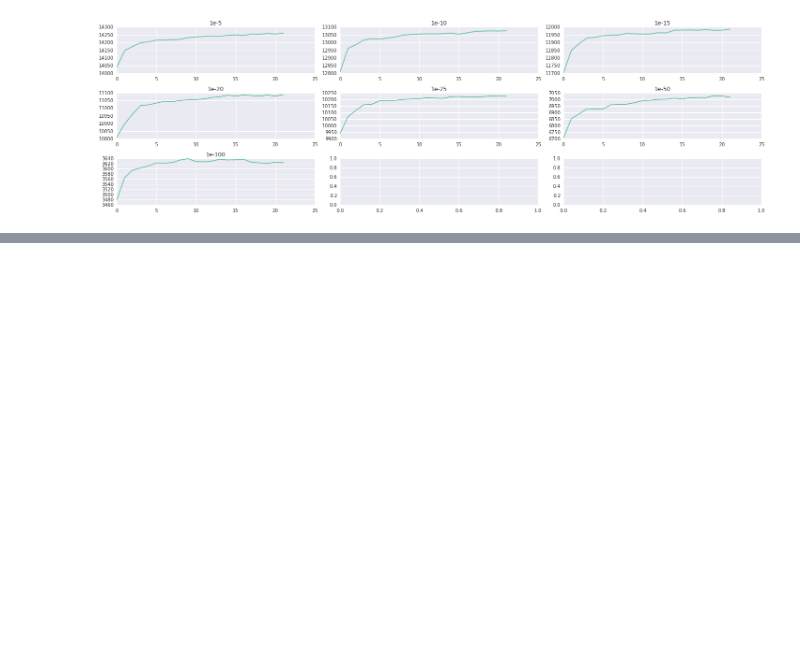
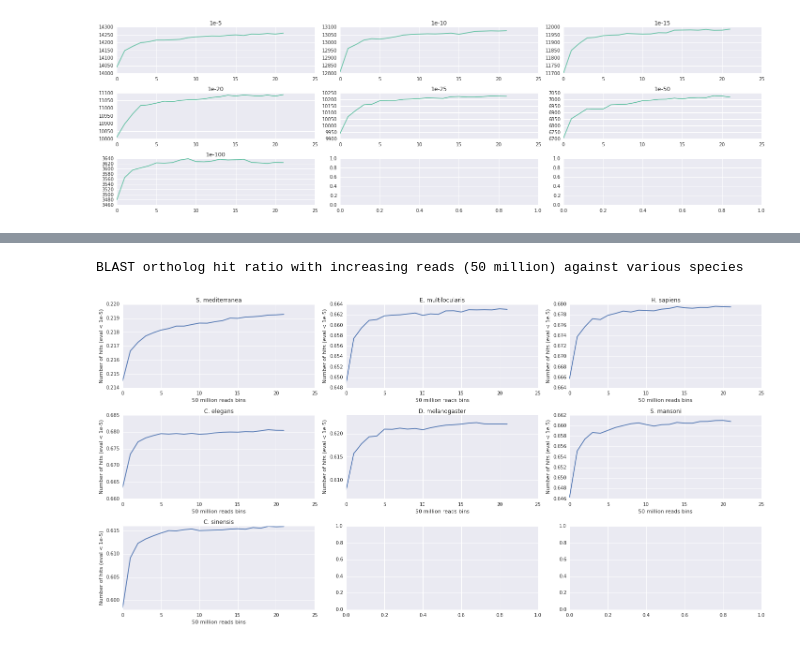
Before and after one commit to damiankao/mlig-regeneration-transcriptome, a Jupyter notebook: 005_mlig-read-saturation.ipynb, the cells around one changed output, grey strips where cells are left out. Saved outputs shown, nothing was run; the diff lists cells and outputs as text; code cells hidden in the pictures; blank space fills up the shorter version.

```diff
--- a/005_mlig-read-saturation.ipynb
+++ b/005_mlig-read-saturation.ipynb
@@ -236,0 +247,44 @@ D. melanogaster
+# %%
+from collections import defaultdict
+import pandas as pd
+import seaborn as sns
+import matplotlib.pyplot as plt
+%matplotlib inline
+
+prefix = '/home/share/projects/mlig_transcriptome/readSaturation/blast/'
+fs = [x for x in os.listdir(prefix) if x.split('.')[-1] == 'out']
+orgs = {}
+for f in fs:
+    inFile = open(prefix + f)
+    sids = defaultdict(lambda : defaultdict(float))
+    for line in inFile:
+        meta = line.strip().split()
+        binNum = meta[1].split('.')[1]
+        ratio = (float(meta[7]) - float(meta[6]) + 1) / float(meta[2])
+        if sids[meta[0]][binNum] < ratio:
+            sids[meta[0]][binNum] = ratio
+
+    ratioSums = defaultdict(list)
+    for sid, data in sids.items():
+        if len(data) == 22:
+            for i in range(22):
+                ratioSums[i].append(data[str(i)])
+
+    ratioSums = ratioSums.items()
+    ratioSums.sort(key = lambda x : x[0])
+    orgs[f.split('.')[0]] = [sum(x[1]) / len(x[1]) for x in ratioSums]
+# %%
+import math
+fig, axes = plt.subplots(nrows=3, ncols=3, figsize=[20,10])
+
+print 'BLAST ortholog hit ratio with increasing reads (50 million) against various species'
+speNames = {'smed':'S. mediterranea','csin':'C. sinensis','emul':'E. multilocularis','hsap':'H. sapiens','cele':'C. elegans','sman':'S. mansoni','dmel':'D. melanogaster',}
+for i, spe in enumerate(speNames.keys()):
+    pd.Series(orgs[spe]).plot(ax = axes[math.ceil(i/3),i % 3])
+    axes[math.ceil(i/3),i % 3].set_title(speNames[spe])
+    axes[math.ceil(i/3),i % 3].set_xlabel('50 million reads bins')
+    axes[math.ceil(i/3),i % 3].set_ylabel('Number of hits (eval < 1e-5)')
+fig.tight_layout()
+# %% [output]
+BLAST ortholog hit ratio with increasing reads (50 million) against various species
+[figure, added]
```
Also changed, not shown: parts of 1 cell of this notebook, 8 other files.
